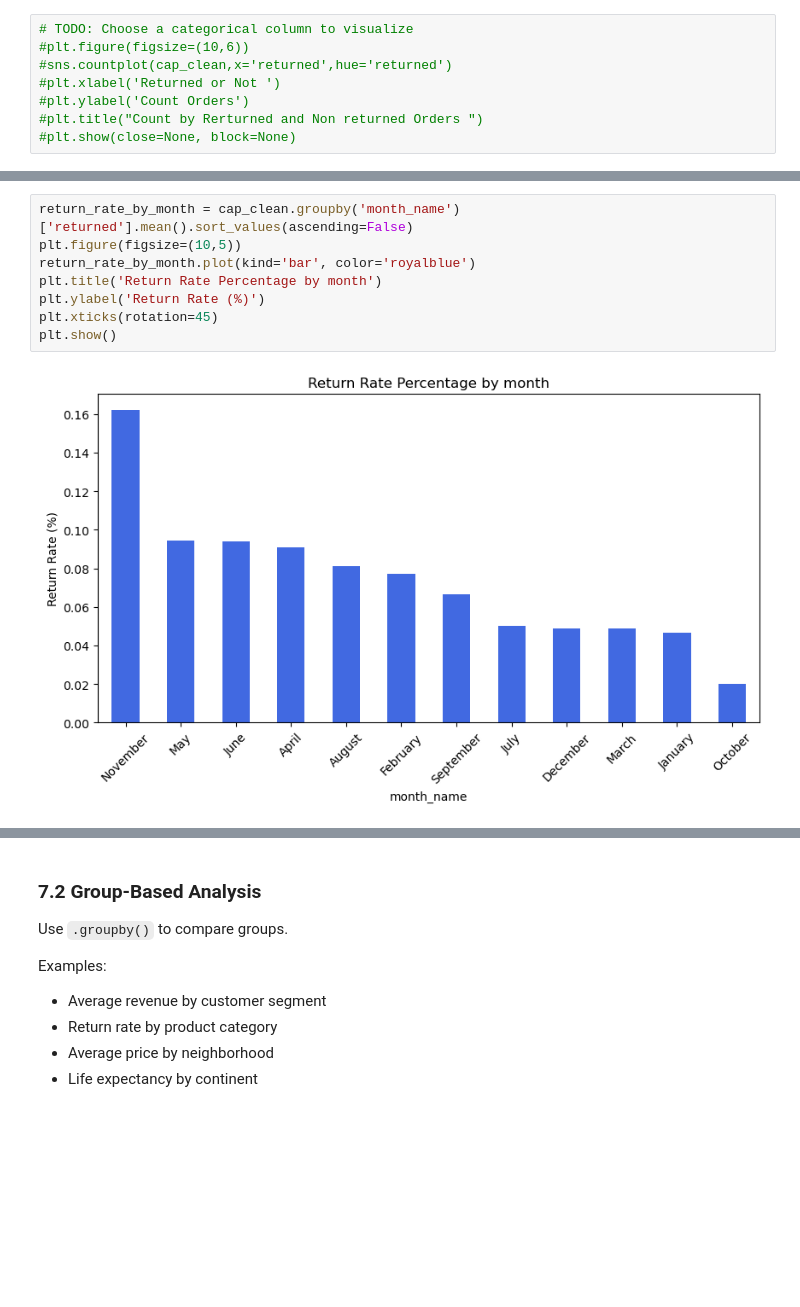
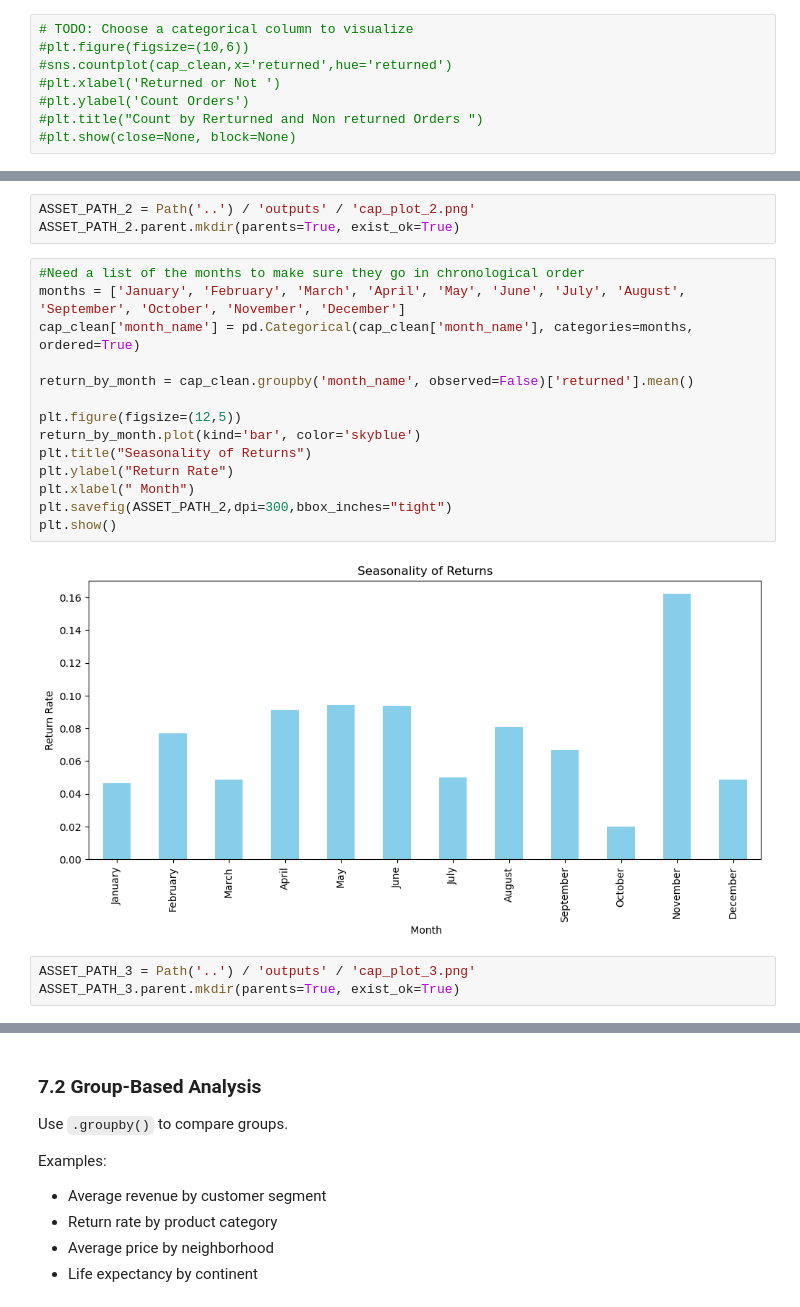
Before and after one commit to GregConfessore/capstone-pad, a Jupyter notebook: notebooks/capstone_starter_notebook.ipynb, the cells around one changed output, grey strips where cells are left out. Saved outputs shown, nothing was run; the diff lists cells and outputs as text; blank space fills up the shorter version.

```diff
--- a/notebooks/capstone_starter_notebook.ipynb
+++ b/notebooks/capstone_starter_notebook.ipynb
@@ -512,13 +541,25 @@ plt.show(close=None, block=None)
-# %%
-return_rate_by_month = cap_clean.groupby('month_name')['returned'].mean().sort_values(ascending=False)
-plt.figure(figsize=(10,5))
-return_rate_by_month.plot(kind='bar', color='royalblue')
-plt.title('Return Rate Percentage by month')
-plt.ylabel('Return Rate (%)')
-plt.xticks(rotation=45)
-plt.show()
-# %% [output]
-[figure, old version]
+# %%
+ASSET_PATH_2 = Path('..') / 'outputs' / 'cap_plot_2.png'
+ASSET_PATH_2.parent.mkdir(parents=True, exist_ok=True)
+# %%
+#Need a list of the months to make sure they go in chronological order
+months = ['January', 'February', 'March', 'April', 'May', 'June', 'July', 'August', 'September', 'October', 'November', 'December']
+cap_clean['month_name'] = pd.Categorical(cap_clean['month_name'], categories=months, ordered=True)
+
+return_by_month = cap_clean.groupby('month_name', observed=False)['returned'].mean()
+
+plt.figure(figsize=(12,5))
+return_by_month.plot(kind='bar', color='skyblue')
+plt.title("Seasonality of Returns")
+plt.ylabel("Return Rate")
+plt.xlabel(" Month")
+plt.savefig(ASSET_PATH_2,dpi=300,bbox_inches="tight")
+plt.show()
+# %% [output]
+[figure, added]
+# %%
+ASSET_PATH_3 = Path('..') / 'outputs' / 'cap_plot_3.png'
+ASSET_PATH_3.parent.mkdir(parents=True, exist_ok=True)
 # %%
 return_by_category = (
 
```
Also changed, not shown: parts of 17 cells of this notebook, 14 other files.
